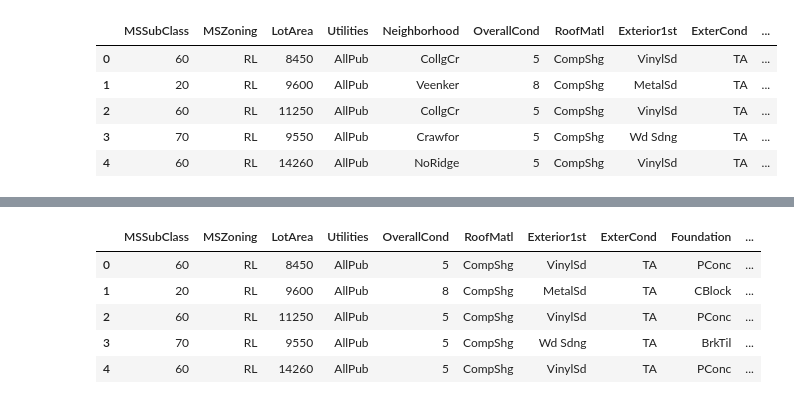
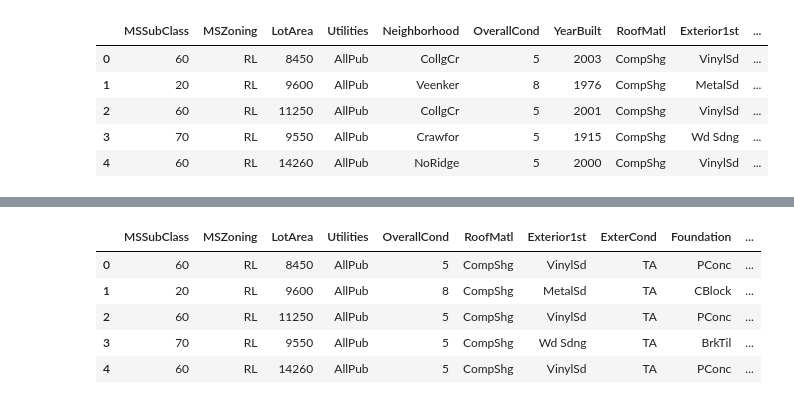
Before and after one commit to rbellgraph1/project_4_home_price, a Jupyter notebook: home_price_with_model.ipynb, the cells around one changed output, grey strips where cells are left out. Drawn from its saved outputs; the diff is of its cells as text; code cells hidden in the pictures.

```diff
--- a/home_price_with_model.ipynb
+++ b/home_price_with_model.ipynb
@@ -29,7 +28,6 @@ pd.options.display.float_format = '{:,.2f}'.format
 [interactive output not drawn]
 # %%
 # Read in the File and preview it.
-file_path = Path("housingdata.csv")
-df = pd.read_csv(file_path)
+df = pd.read_excel("Data_ready.xlsm")
 df.head()
 # %% [output]
@@ -42,11 +64,24 @@ df.head()
 # %%
 # Set list of columns to keep for analysis
-housing_df = df.copy()
+
+cols = ['MSSubClass', 'MSZoning', 'LotArea',
+       'Utilities',
+       'Neighborhood', 'OverallCond', 'YearBuilt',
+       'RoofMatl', 'Exterior1st',
+       'ExterCond', 'Foundation',
+       'TotalBsmtSF',
+       'CentralAir',
+       'GrLivArea',  'FullBath',
+       'HalfBath', 'BedroomAbvGr', 'KitchenAbvGr',
+       'TotRmsAbvGrd', 'GarageArea', 'PavedDrive',
+       'YrSold', 'SaleType',
+       'SalePrice']
+housing_df = df[cols].copy()
 housing_df.head()
 # %% [output]
-|  | MSSubClass | MSZoning | LotArea | Utilities | Neighborhood | OverallCond | RoofMatl | Exterior1st | ExterCond | ... |
-| 0 | 60 | RL | 8450 | AllPub | CollgCr | 5 | CompShg | VinylSd | TA | ... |
-| 1 | 20 | RL | 9600 | AllPub | Veenker | 8 | CompShg | MetalSd | TA | ... |
-| 2 | 60 | RL | 11250 | AllPub | CollgCr | 5 | CompShg | VinylSd | TA | ... |
-| 3 | 70 | RL | 9550 | AllPub | Crawfor | 5 | CompShg | Wd Sdng | TA | ... |
-| 4 | 60 | RL | 14260 | AllPub | NoRidge | 5 | CompShg | VinylSd | TA | ... |
+|  | MSSubClass | MSZoning | LotArea | Utilities | Neighborhood | OverallCond | YearBuilt | RoofMatl | Exterior1st | ... |
+| 0 | 60 | RL | 8450 | AllPub | CollgCr | 5 | 2003 | CompShg | VinylSd | ... |
+| 1 | 20 | RL | 9600 | AllPub | Veenker | 8 | 1976 | CompShg | MetalSd | ... |
+| 2 | 60 | RL | 11250 | AllPub | CollgCr | 5 | 2001 | CompShg | VinylSd | ... |
+| 3 | 70 | RL | 9550 | AllPub | Crawfor | 5 | 1915 | CompShg | Wd Sdng | ... |
+| 4 | 60 | RL | 14260 | AllPub | NoRidge | 5 | 2000 | CompShg | VinylSd | ... |
```
Also changed, not shown: parts of 38 cells of this notebook, 3 other files.
